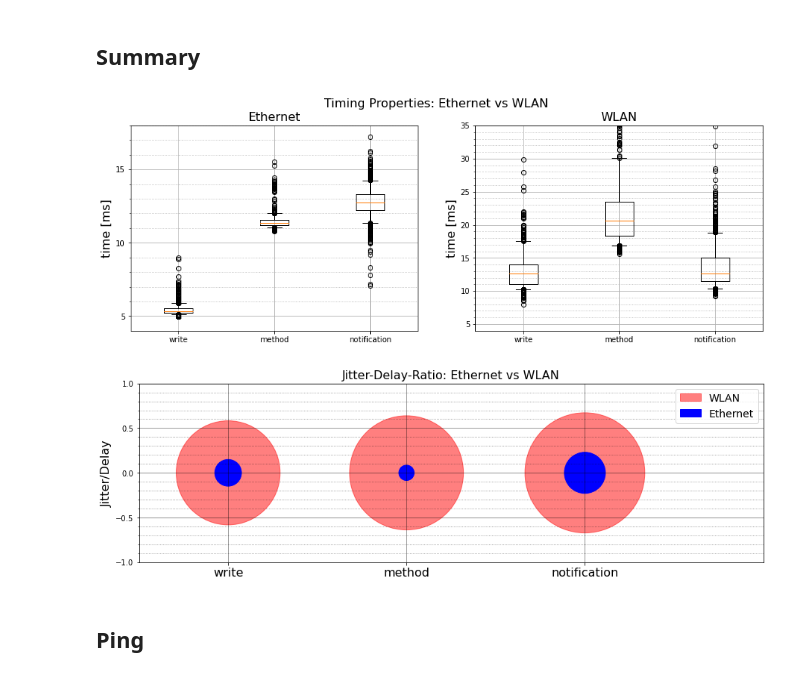
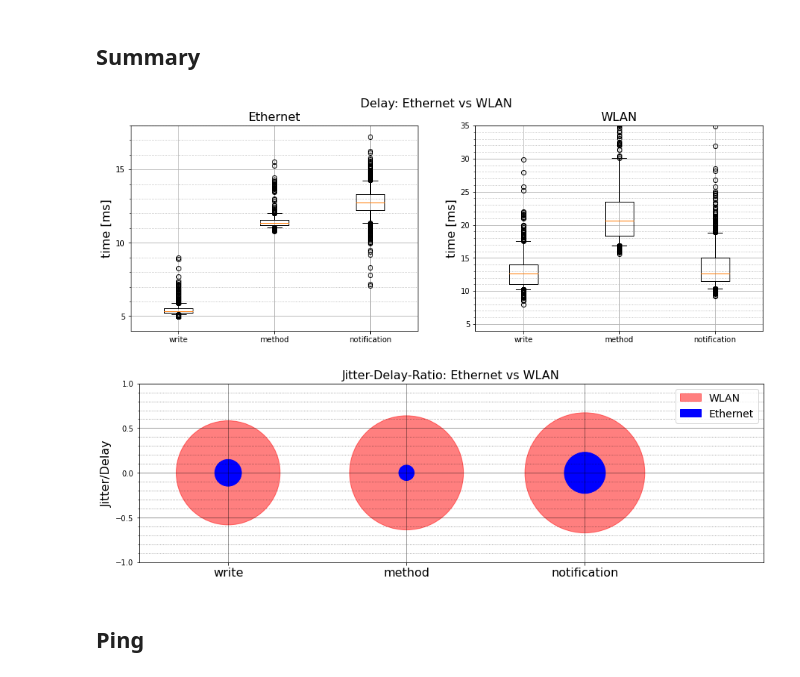
Before and after one commit to NelsonIg/OPC-UA, a Jupyter notebook: src/python/timing/analyse_measurements.ipynb, the cells around one changed output. Drawn from its saved outputs; the diff is of its cells as text; code cells hidden in the pictures.

Commit message:
fixed typos in plots

```diff
--- a/src/python/timing/analyse_measurements.ipynb
+++ b/src/python/timing/analyse_measurements.ipynb
@@ -300,7 +298,7 @@ box_labels = ['ethernet write', 'wlan write', 'ethernet method', 'wlan method',
               'ethernet notification messages', 'wlan notifications messages']
 
 fig, ax = plt.subplots(1,2, figsize=(15, 5))
-fig.suptitle('Timing Properties: Ethernet vs WLAN', fontsize=16)
+fig.suptitle('Delay: Ethernet vs WLAN', fontsize=16)
 
 ax[0].boxplot(ether_list, labels=ether_labels, whis=(5, 95))
 ax[0].axis(ymin=4, ymax=18)
@@ -336,34 +334,34 @@ ether_ratio = [jitter/ether_list[idx].median() for idx, jitter in enumerate(ethe
 wlan_jitter = [np.quantile(vec, 0.95)-np.quantile(vec, 0.05) for vec in wlan_list]
 wlan_ratio = [jitter/wlan_list[idx].median() for idx, jitter in enumerate(wlan_jitter)] # ratio = jitter/median
 
 # draw ratio as radius of circle
 fig, ax = plt.subplots(figsize=(15, 5))
 colors = ['r', 'b']
 labels = ['WLAN', 'Ethernet']
 circles = []
 alphas = [0.5, 1]
 for icase, test_case in enumerate([wlan_ratio, ether_ratio]):
     for idx, ratio in enumerate(test_case):
         if idx==0: # set label for first circle
             circle = plt.Circle((idx*2, 0), ratio, color=colors[icase], alpha=alphas[icase])
             circles.append(circle) # store circle for legend
         else:
             circle = plt.Circle((idx*2, 0), ratio, color=colors[icase], alpha=alphas[icase])
         ax.set_aspect(1) # same scaling form data to plot units for x and y
         ax.add_artist(circle)
 
 ax.legend(circles, labels, fontsize=14)
 ax.axis(xmin=-1, xmax=6, ymin=-1, ymax=1)
 plt.xticks([0, 2, 4], ether_labels, fontsize=16)
 ax.set_title('Jitter-Delay-Ratio: Ethernet vs WLAN', fontsize=16)
 ax.yaxis.set_major_locator(MultipleLocator(0.5))
 ax.yaxis.set_minor_locator(AutoMinorLocator(5))
 ax.grid(which='major', color='k', alpha=0.5)
 ax.grid(which='minor', linestyle=':', color='k', alpha=0.5)
 ax.set_ylabel('Jitter/Delay', fontsize=16)
 plt.show()
 # %% [output]
-[figure, old version]
+[figure, new version]
 [figure]
 # %% [markdown]
 ## Ping
```
Also changed, not shown: parts of 2 cells of this notebook.
